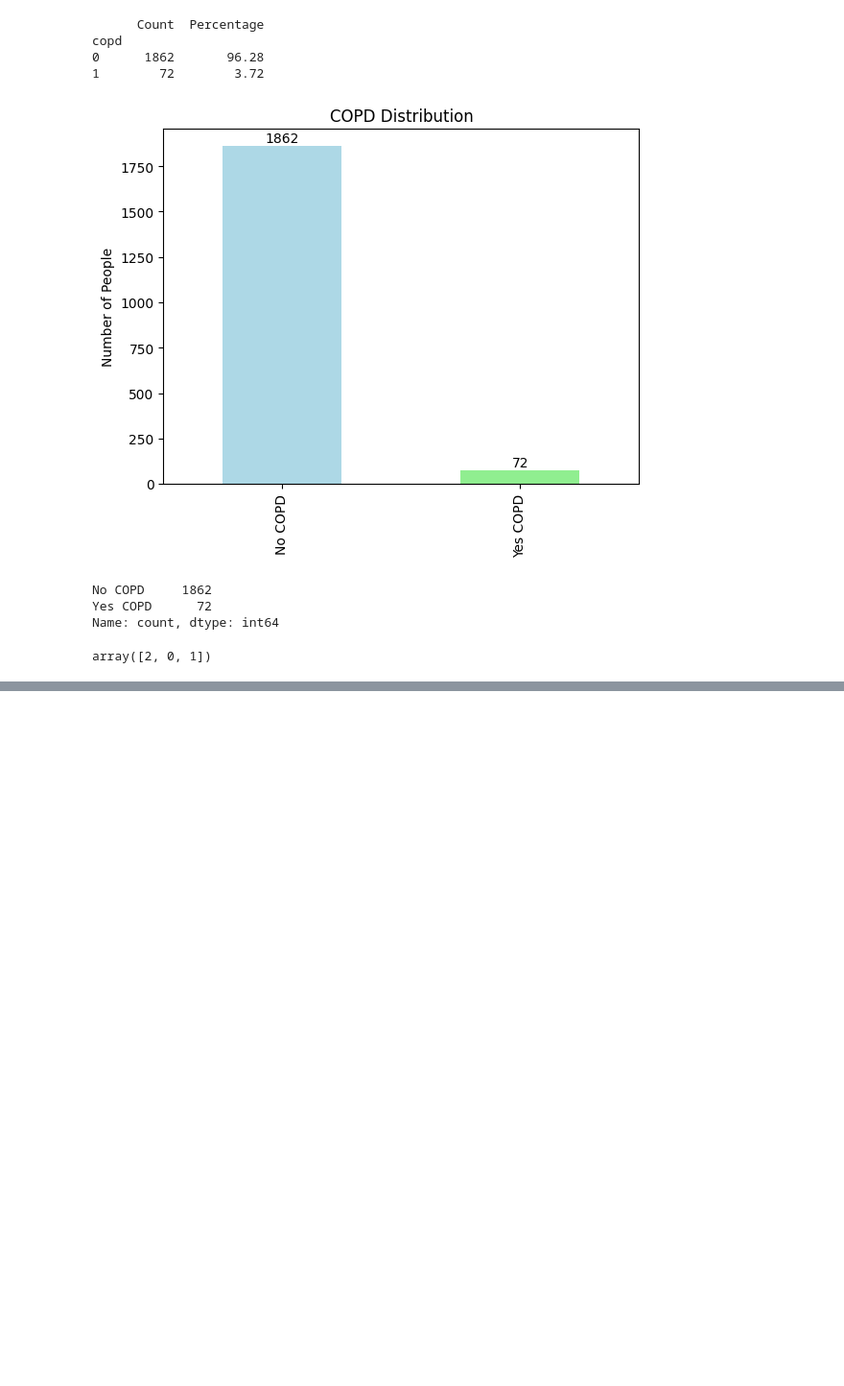
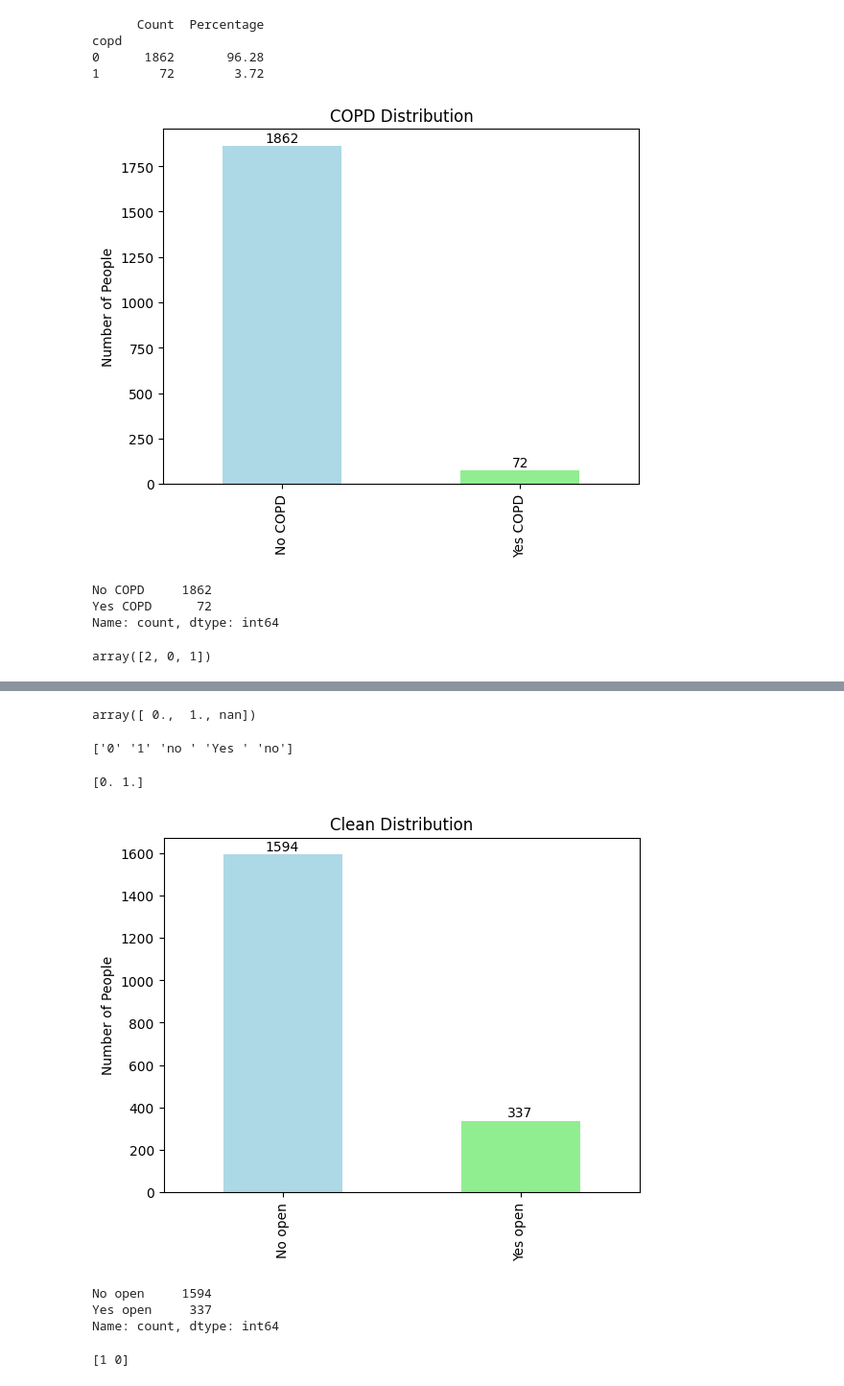
Before and after one commit to preciousiajilore/survival_mtlr, a Jupyter notebook: notebooks/x_before_with_outcomes.ipynb, the cells around one changed output, grey strips where cells are left out. Shown at 96% size. Cells and saved outputs as stored; diff of their text form; code cells hidden in the pictures; blank space fills up the shorter version.

```diff
--- a/notebooks/x_before_with_outcomes.ipynb
+++ b/notebooks/x_before_with_outcomes.ipynb
@@ -267,0 +353,11 @@ array([2, 0, 1])
+# %%
+def clean_open(val):
+    # Convert to string and lower for comparison
+    v = str(val).lower().strip()
+    print(f"Value: {v!r}")  # Print each value as it's processed
+
+    if v in ['0', 'no', "No"]:
+        return 0
+    if v in ['1', 'Yes']:
+        return 1
+    #return np.nan
@@ -267,0 +368,2 @@ array([2, 0, 1])
+# %%
+df["open_clean"] = df["open"].apply(clean_open).dropna()
@@ -267,0 +393,50 @@ array([2, 0, 1])
+# %%
+df["open_clean"].unique()
+# %% [output]
+array([ 0.,  1., nan])
+# %%
+print(df["open"].unique())
+# %% [output]
+['0' '1' 'no ' 'Yes ' 'no']
+# %%
+df = df.dropna(subset=['open_clean'])
+# %%
+print(df["open_clean"].unique())
+# %% [output]
+[0. 1.]
+# %%
+# Count each value
+# Define the order and labels for all expected values
+open_vals = [0, 1]
+open_labels = ['No open', 'Yes open']
+colors = ['lightblue', 'lightgreen']
+
+# Count occurrences, reindex to include zeros for missing classes
+count = df['open_clean'].value_counts().sort_index().reindex(open_vals, fill_value=0)
+count.index = open_labels
+
+# Plot
+
+#counts.plot(kind='bar', color=colors)
+#plt.ylabel('Number of People')
+#plt.title('Failure Distribution')
+
+ax   = count.plot(kind='bar', color=colors)
+plt.ylabel('Number of People')
+plt.title('Clean Distribution')
+
+# Add text labels
+for i, v in enumerate(count):
+    ax.text(i, v + 5, str(v), ha='center', va='bottom')
+plt.show()
+
+print(count)
+# %% [output]
+[figure, added]
+No open     1594
+Yes open     337
+Name: count, dtype: int64
+# %%
+print(df["diabetes"].unique())
+# %% [output]
+[1 0]
```
Also changed, not shown: parts of 31 cells of this notebook, 3 other files.
